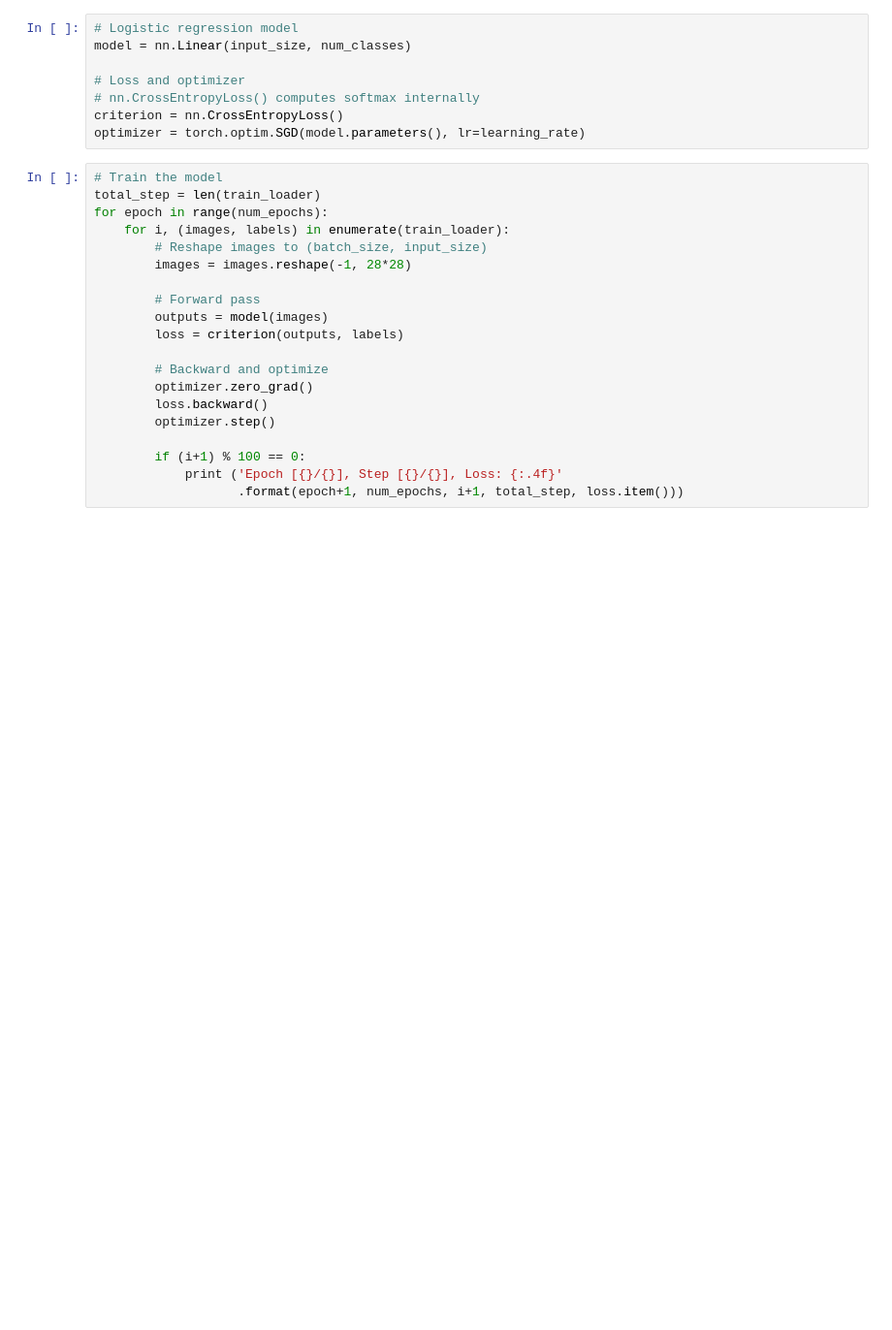
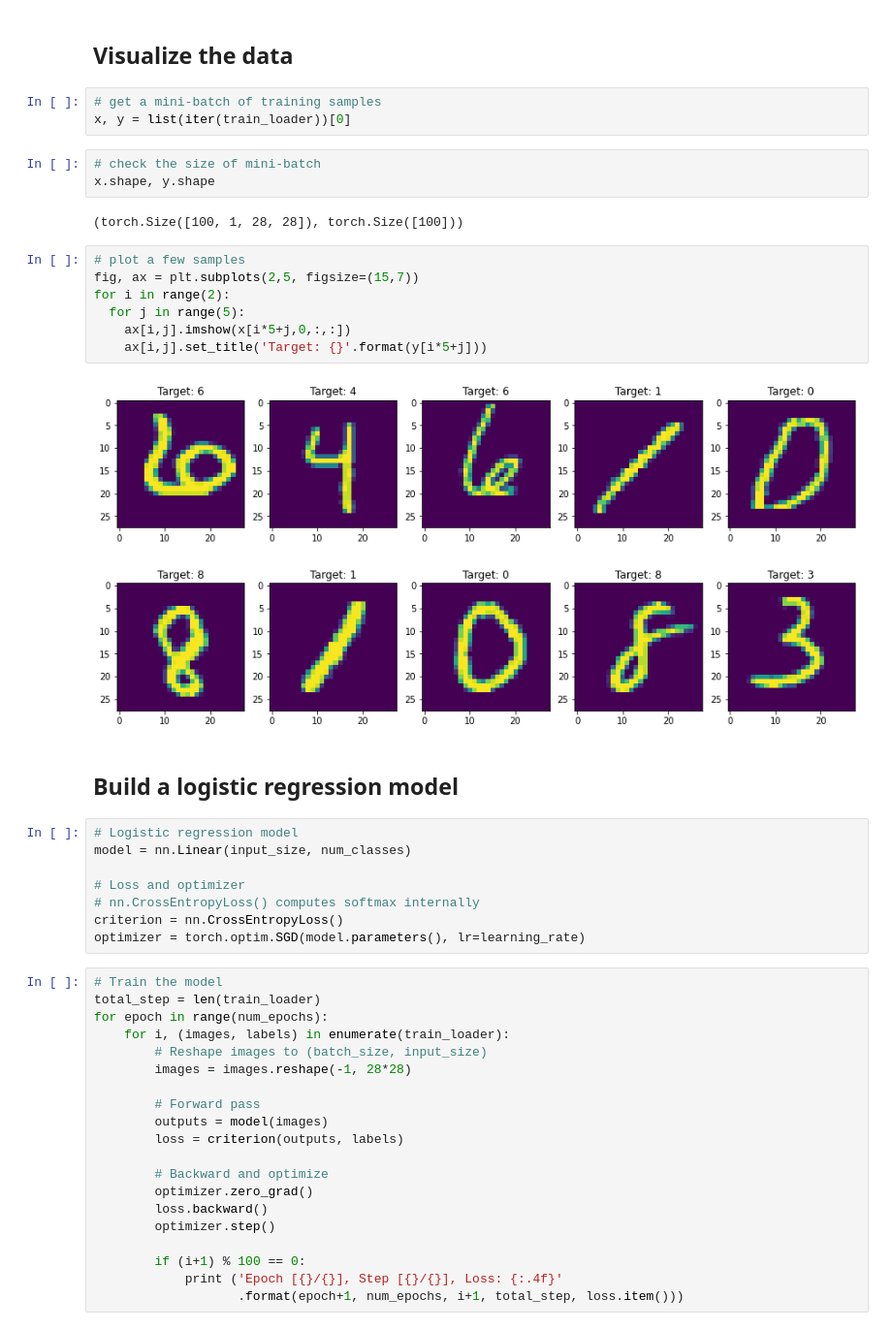
Before and after one commit to xhxuciedu/CS175, a Jupyter notebook: logistic_regression.ipynb, the cells around one changed output. Shown at 97% size. Drawn from its saved outputs; the diff is of its cells as text; blank space fills up the shorter version.

```diff
--- a/logistic_regression.ipynb
+++ b/logistic_regression.ipynb
@@ -39,5 +45,26 @@ Downloading http://yann.lecun.com/exdb/mnist/t10k-labels-idx1-ubyte.gz
 Processing...
 Done!
+# %% [markdown]
+## Visualize the data
+# %%
+# get a mini-batch of training samples
+x, y = list(iter(train_loader))[0]
+# %%
+# check the size of mini-batch
+x.shape, y.shape
+# %% [output]
+(torch.Size([100, 1, 28, 28]), torch.Size([100]))
+# %%
+# plot a few samples
+fig, ax = plt.subplots(2,5, figsize=(15,7))
+for i in range(2):
+  for j in range(5):
+    ax[i,j].imshow(x[i*5+j,0,:,:])
+    ax[i,j].set_title('Target: {}'.format(y[i*5+j]))
+# %% [output]
+[figure, added]
+# %% [markdown]
+## Build a logistic regression model
 # %%
 # Logistic regression model
 model = nn.Linear(input_size, num_classes)
```
Also changed, not shown: parts of 5 cells of this notebook.
